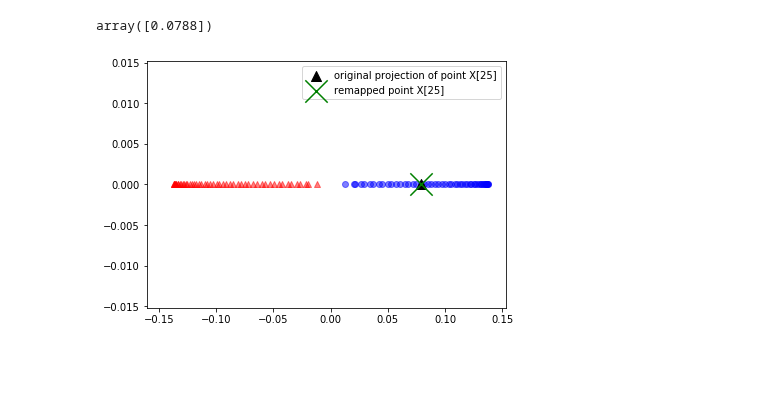
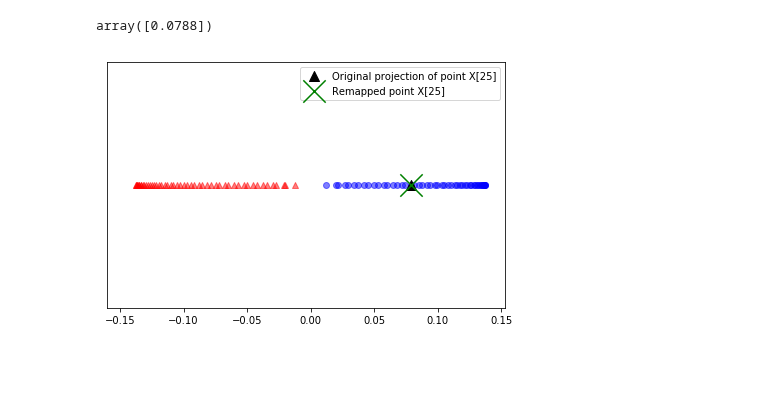
Before and after one commit to rasbt/python-machine-learning-book-3rd-edition, a Jupyter notebook: ch05/ch05.ipynb, the cells around one changed output. Saved outputs shown, nothing was run; the diff lists cells and outputs as text; code cells hidden in the pictures.

Commit message:
update figure titles

```diff
--- a/ch05/ch05.ipynb
+++ b/ch05/ch05.ipynb
@@ -903,19 +903,20 @@ array([0.0788])
 # %%
 plt.scatter(alphas[y == 0, 0], np.zeros((50)),
             color='red', marker='^', alpha=0.5)
 plt.scatter(alphas[y == 1, 0], np.zeros((50)),
             color='blue', marker='o', alpha=0.5)
 plt.scatter(x_proj, 0, color='black',
-            label='original projection of point X[25]', marker='^', s=100)
+            label='Original projection of point X[25]', marker='^', s=100)
 plt.scatter(x_reproj, 0, color='green',
-            label='remapped point X[25]', marker='x', s=500)
+            label='Remapped point X[25]', marker='x', s=500)
+plt.yticks([], [])
 plt.legend(scatterpoints=1)
 
 plt.tight_layout()
 # plt.savefig('images/05_18.png', dpi=300)
 plt.show()
 # %% [output]
-[figure, old version]
+[figure, new version]
 # %% [markdown]
 <br>
 <br>
```
Also changed, not shown: parts of 18 cells of this notebook, 6 other files.
